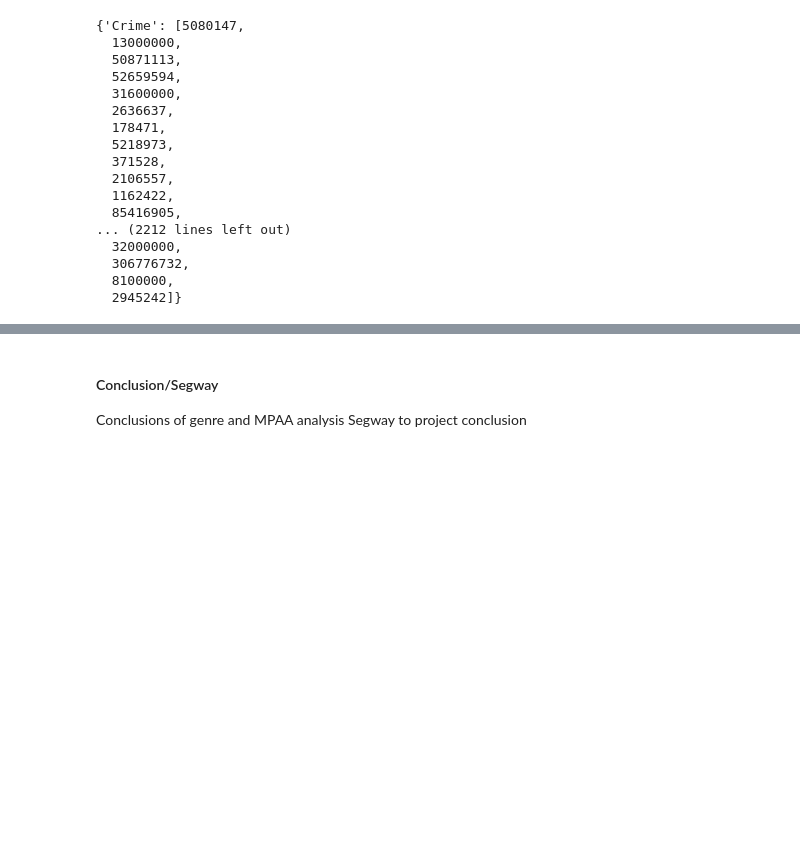
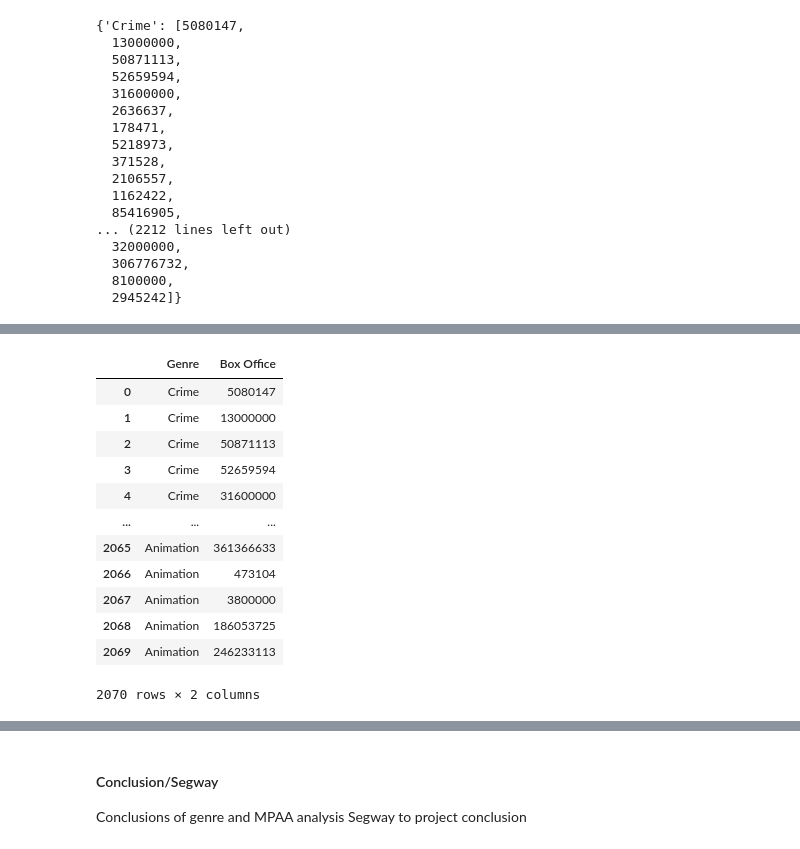
Before and after one commit to kellrow80/Project-1, a Jupyter notebook: Movie_DataQuest.ipynb, the cells around one changed output, grey strips where cells are left out. Drawn from its saved outputs; the diff is of its cells as text; code cells hidden in the pictures; blank space fills up the shorter version.

```diff
--- a/Movie_DataQuest.ipynb
+++ b/Movie_DataQuest.ipynb
@@ -705,0 +733,22 @@ genreDictionary
+# %%
+genrePairs = [   (key, value)
+            for key, values in shortGenres.items()
+            for value in values ]
+
+genre_df = pd.DataFrame(genrePairs, columns=["Genre","Box Office"])
+
+genre_df
+# %% [output]
+|  | Genre | Box Office |
+| 0 | Crime | 5080147 |
+| 1 | Crime | 13000000 |
+| 2 | Crime | 50871113 |
+| 3 | Crime | 52659594 |
+| 4 | Crime | 31600000 |
+| ... | ... | ... |
+| 2065 | Animation | 361366633 |
+| 2066 | Animation | 473104 |
+| 2067 | Animation | 3800000 |
+| 2068 | Animation | 186053725 |
+| 2069 | Animation | 246233113 |
+2070 rows × 2 columns
```
Also changed, not shown: parts of 8 cells of this notebook.
